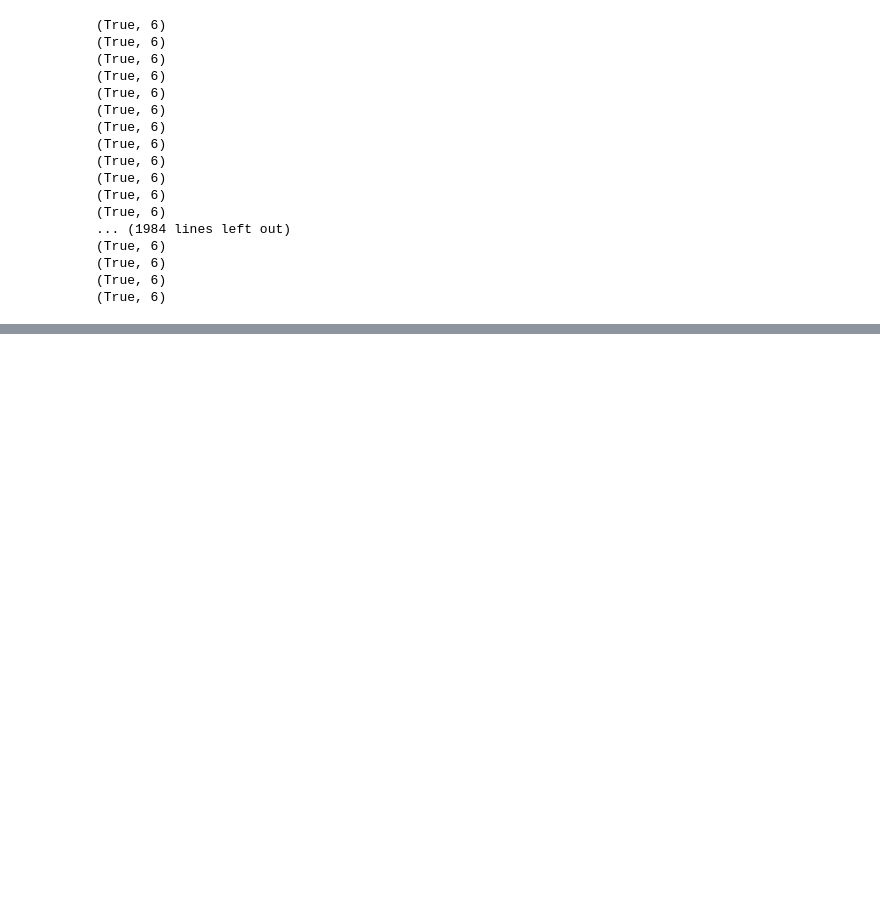
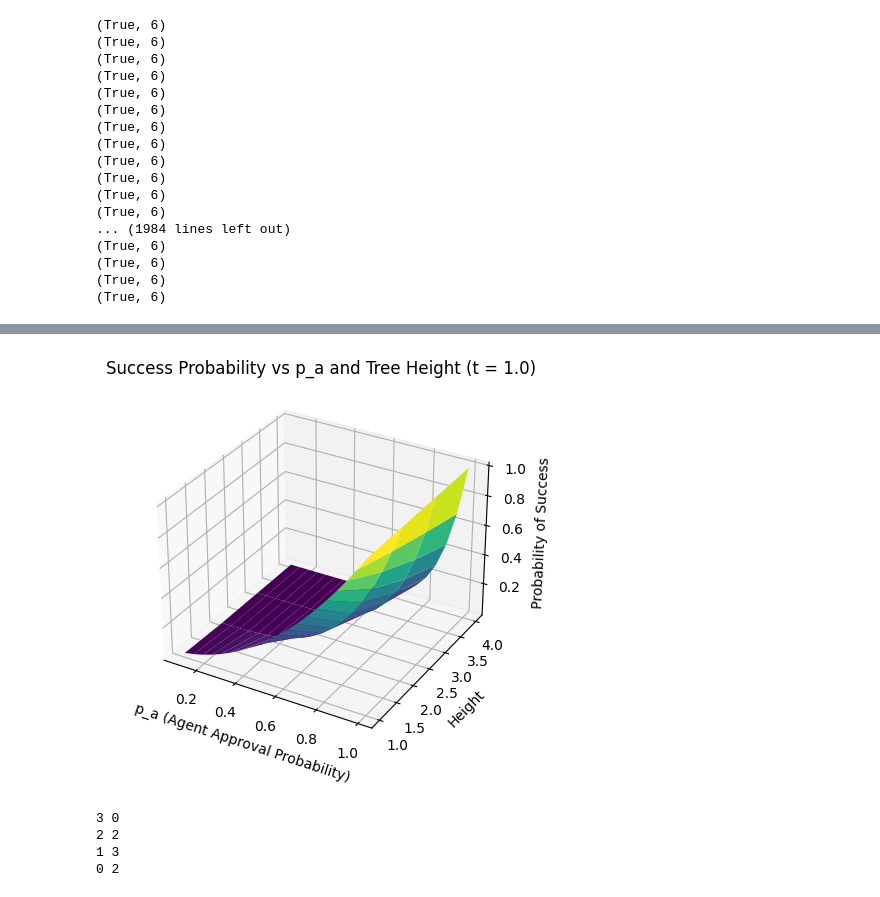
Before and after one commit to aidamanzano/tree-consensus-algoritms, a Jupyter notebook: testing_notebook.ipynb, the cells around one changed output, grey strips where cells are left out. Cells and saved outputs as stored; diff of their text form; code cells hidden in the pictures; blank space fills up the shorter version.

```diff
--- a/testing_notebook.ipynb
+++ b/testing_notebook.ipynb
@@ -896,0 +927,12 @@ print(df)
+# %%
+import numpy as np
+height = np.arange(1, 5, 1)
+#print(height)
+n = 2
+#n_d = [5,5]
+#print(n)
+for num in range(1, 5):
+
+    for d in range(len(height)):
+        n_d = [num for i in range(height[d])]
+        print(n_d)
@@ -896,0 +956,61 @@ print(df)
+# %%
+import math
+import numpy as np
+import matplotlib.pyplot as plt
+from mpl_toolkits.mplot3d import Axes3D
+
+def binomial_probability(p_a, n, k):
+    if k > n:
+        return 0
+    return math.comb(n, k) * (p_a ** k) * ((1 - p_a) ** (n - k))
+
+def probability_of_success(p_a, n_d, t):
+    total_prob_success = 1
+    for d in range(len(n_d) - 1, -1, -1):
+        n = n_d[d]
+        k = int(np.ceil(n * t))
+        prob_success_depth = sum(binomial_probability(p_a, n, i) for i in range(k, n + 1))
+        total_prob_success *= prob_success_depth
+    return total_prob_success
+
+# Set t = 1 (full approval required)
+t = 1.0
+heights = [1, 2, 3, 4]
+p_a_values = np.linspace(0.1, 1.0, 20)
+
+# Create meshgrid
+P, H = np.meshgrid(p_a_values, heights)
+Z = np.zeros_like(P)
+
+# Compute success probabilities
+for i in range(H.shape[0]):
+    for j in range(H.shape[1]):
+        height = int(H[i, j])
+        p_a = P[i, j]
+        n_d = [2] * height
+        Z[i, j] = probability_of_success(p_a, n_d, t)
+
+# Plotting
+fig = plt.figure()
+ax = fig.add_subplot(111, projection='3d')
+ax.plot_surface(P, H, Z, cmap='viridis')
+
+ax.set_xlabel('p_a (Agent Approval Probability)')
+ax.set_ylabel('Height')
+ax.set_zlabel('Probability of Success')
+ax.set_title('Success Probability vs p_a and Tree Height (t = 1.0)')
+
+plt.show()
+# %% [output]
+[figure, added]
+# %%
+n_d = [2, 3, 2, 0]
+depth = 3
+for depth_level in range(depth, -1, -1):
+    print(depth_level, n_d[depth_level])
+    #print(depth_level-1, n_d[depth_level-1])
+# %% [output]
+3 0
+2 2
+1 3
+0 2
```
Also changed, not shown: parts of 7 cells of this notebook, 13 other files.
